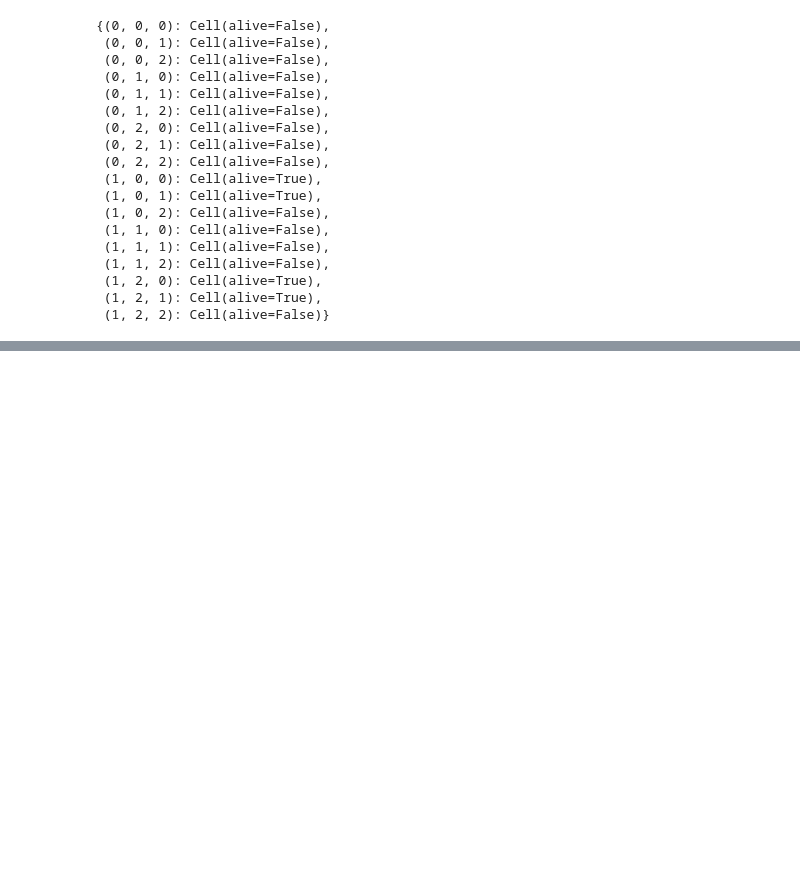
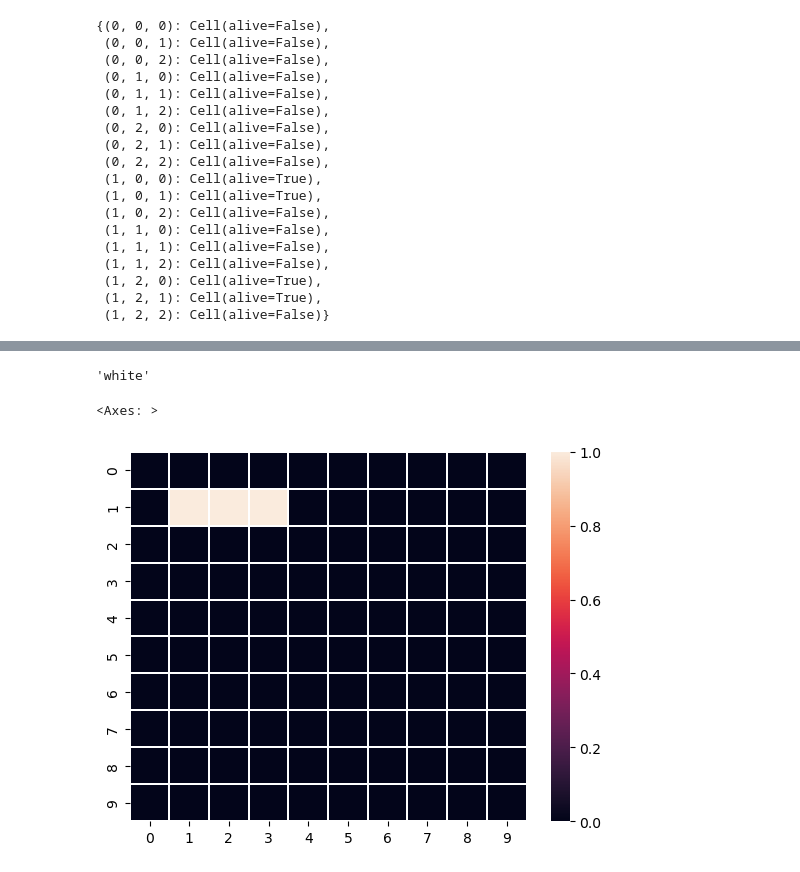
Before and after one commit to dHuberYoumans/maths, a Jupyter notebook: GameOfLife/game_of_life.ipynb, the cells around one changed output, grey strips where cells are left out. Drawn from its saved outputs; the diff is of its cells as text; code cells hidden in the pictures; blank space fills up the shorter version.

Commit message:
tests with config

```diff
--- a/GameOfLife/game_of_life.ipynb
+++ b/GameOfLife/game_of_life.ipynb
@@ -378,0 +481,4 @@ for cell in foo.grid[*underpopulation]:
+# %%
+config["layout"]["colors"]["LIVE"]
+# %% [output]
+'white'
@@ -378,0 +506,15 @@ for cell in foo.grid[*underpopulation]:
+# %%
+foo = SqLattice((10,10))
+foo.clear()
+foo.grid[1,1].set(True)
+foo.grid[1,2].set(True)
+foo.grid[1,3].set(True)
+current = foo.get_states().astype(int)
+live_nbrs = convolve(current, foo.nbrhd_kernel, mode="wrap")
+current = foo.get_states().astype(int)
+live_nbrs = convolve2d(current,foo.nbrhd_kernel,mode="same",boundary="wrap")
+# %%
+sns.heatmap(foo.get_states(),linewidths=0.1)
+# %% [output]
+<Axes: >
+[figure, added]
```
Also changed, not shown: parts of 22 cells of this notebook.
